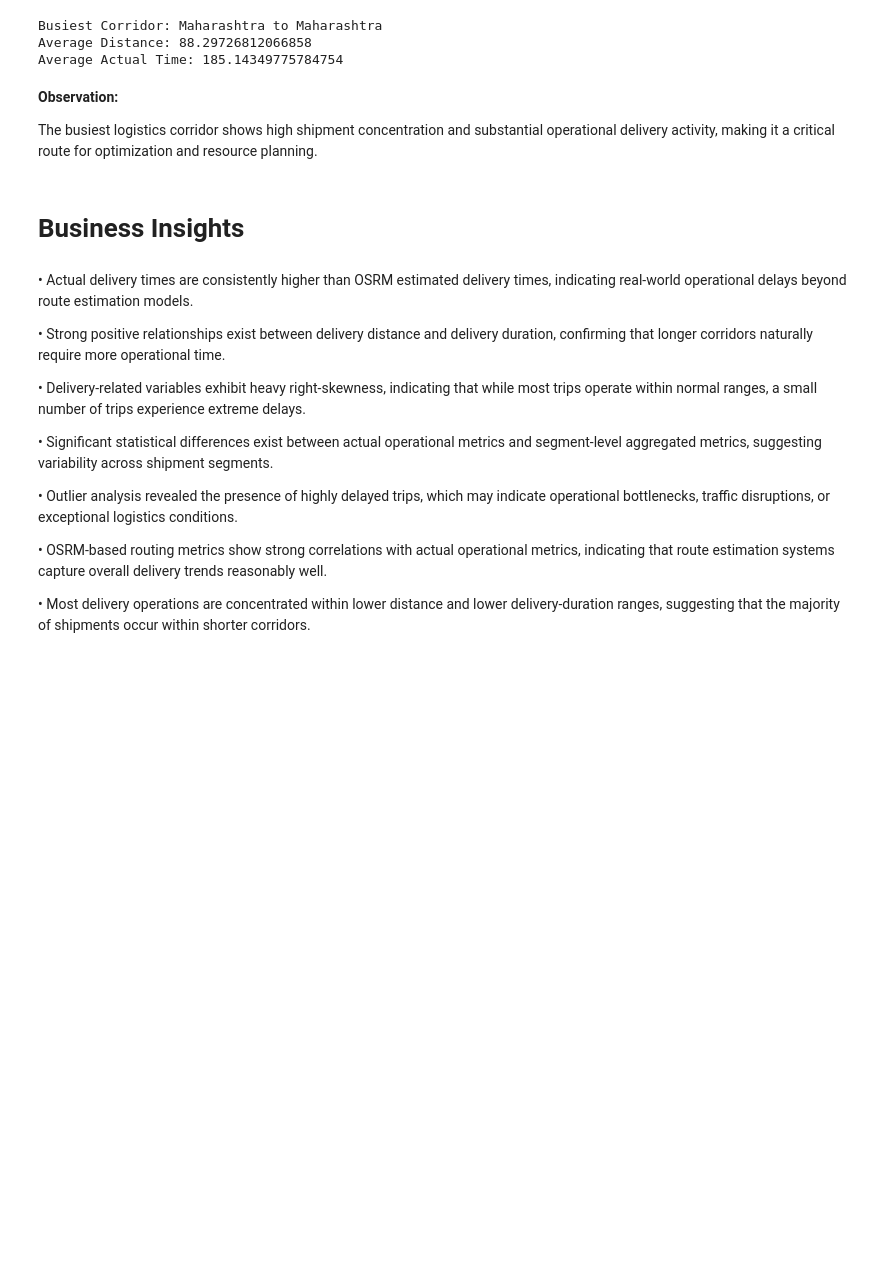
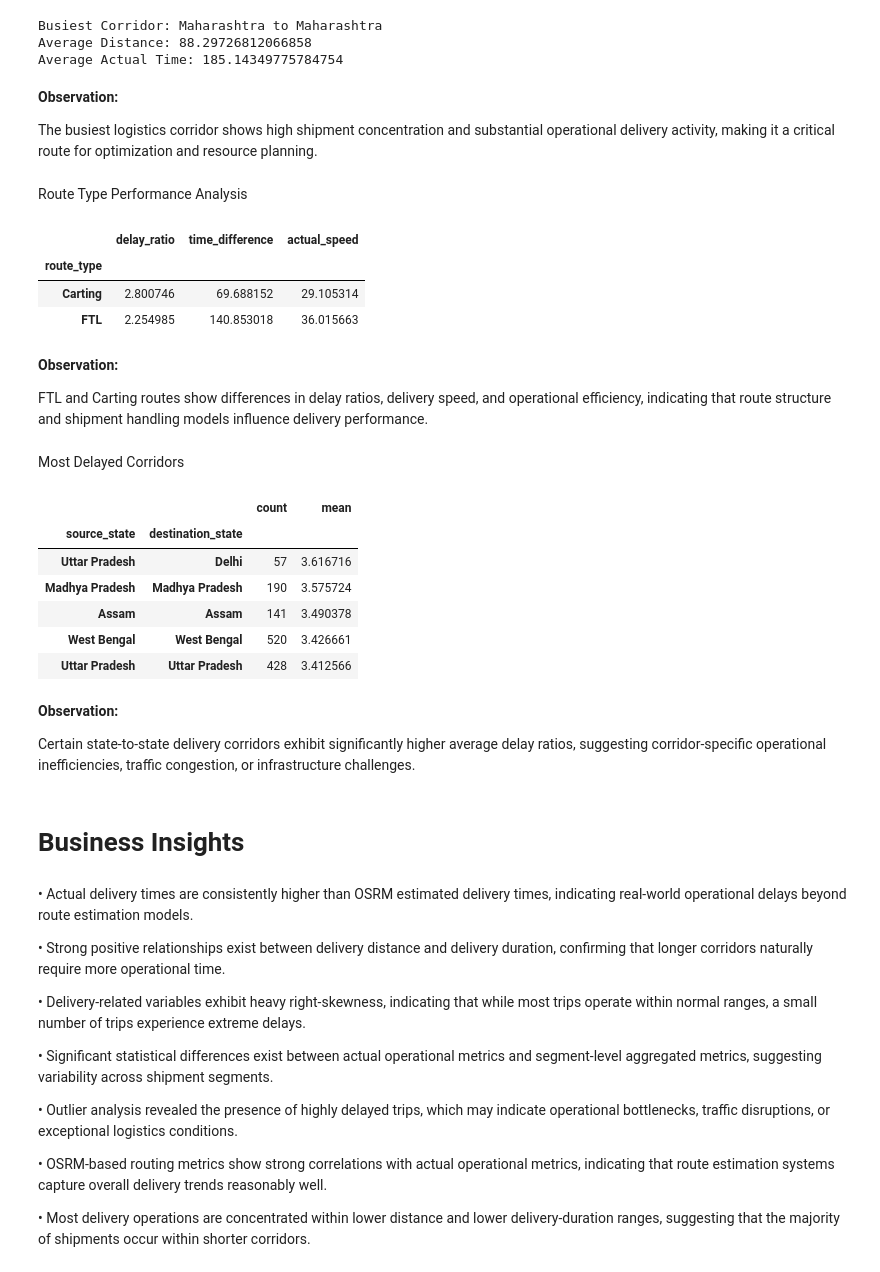
Before and after one commit to shreyankaul/scaler, a Jupyter notebook: Delhivery.ipynb, the cells around one changed output. Drawn from its saved outputs; the diff is of its cells as text; code cells hidden in the pictures; blank space fills up the shorter version.

```diff
--- a/Delhivery.ipynb
+++ b/Delhivery.ipynb
@@ -1109,6 +1113,55 @@ Average Actual Time: 185.14349775784754
 **Observation:**
 
 The busiest logistics corridor shows high shipment concentration and substantial operational delivery activity, making it a critical route for optimization and resource planning.
+# %% [markdown]
+Route Type Performance Analysis
+# %%
+route_analysis = (
+    trip_df_clean.groupby('route_type')[
+        ['delay_ratio', 'time_difference', 'actual_speed']
+    ]
+    .mean()
+)
+
+route_analysis
+# %% [output]
+|  | delay_ratio | time_difference | actual_speed |
+| route_type |  |  |  |
+| Carting | 2.800746 | 69.688152 | 29.105314 |
+| FTL | 2.254985 | 140.853018 | 36.015663 |
+# %% [markdown]
+**Observation:**
+
+FTL and Carting routes show differences in delay ratios, delivery speed, and operational efficiency, indicating that route structure and shipment handling models influence delivery performance.
+# %% [markdown]
+Most Delayed Corridors
+# %%
+state_corridors = (
+    trip_df_clean.groupby(
+        ['source_state', 'destination_state']
+    )['delay_ratio']
+    .agg(['count', 'mean'])
+)
+
+top_delayed_corridors = (
+    state_corridors[state_corridors['count'] > 50]
+    .sort_values(by='mean', ascending=False)
+    .head(5)
+)
+
+top_delayed_corridors
+# %% [output]
+|  |  | count | mean |
+| source_state | destination_state |  |  |
+| Uttar Pradesh | Delhi | 57 | 3.616716 |
+| Madhya Pradesh | Madhya Pradesh | 190 | 3.575724 |
+| Assam | Assam | 141 | 3.490378 |
+| West Bengal | West Bengal | 520 | 3.426661 |
+| Uttar Pradesh | Uttar Pradesh | 428 | 3.412566 |
+# %% [markdown]
+**Observation:**
+
+Certain state-to-state delivery corridors exhibit significantly higher average delay ratios, suggesting corridor-specific operational inefficiencies, traffic congestion, or infrastructure challenges.
 # %% [markdown]
 # Business Insights
 # %% [markdown]
```
Also changed, not shown: parts of 7 cells of this notebook.
